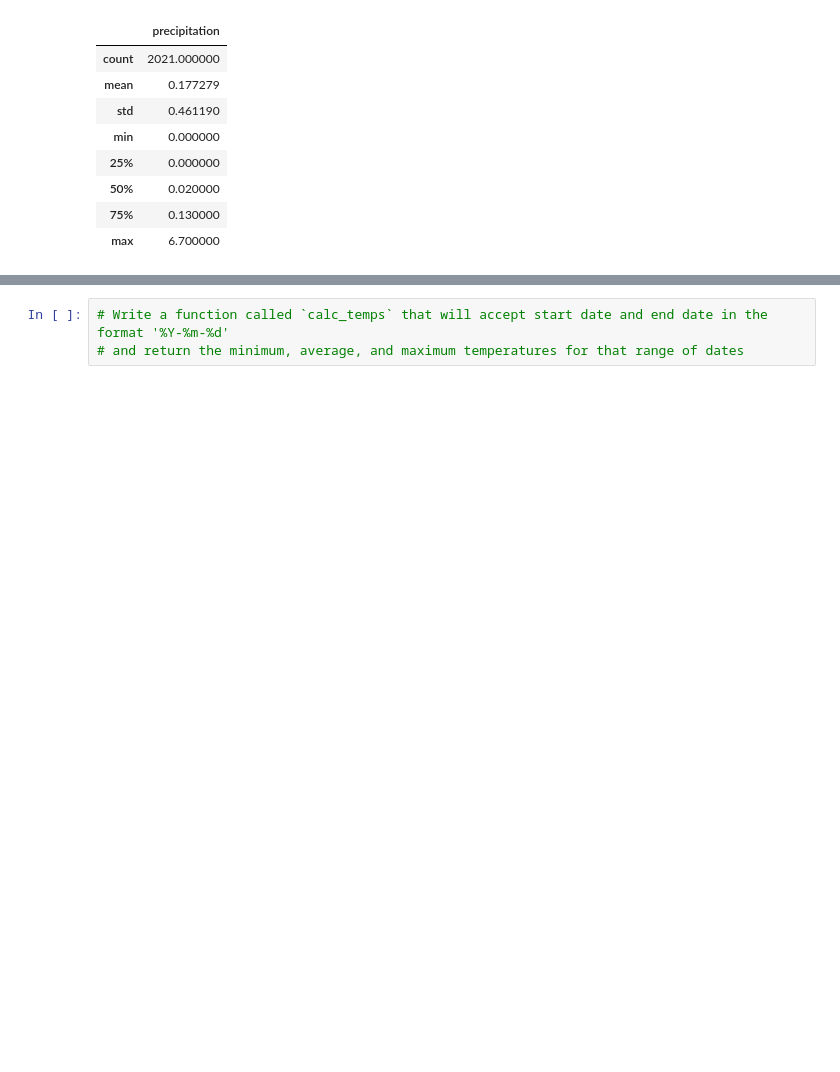
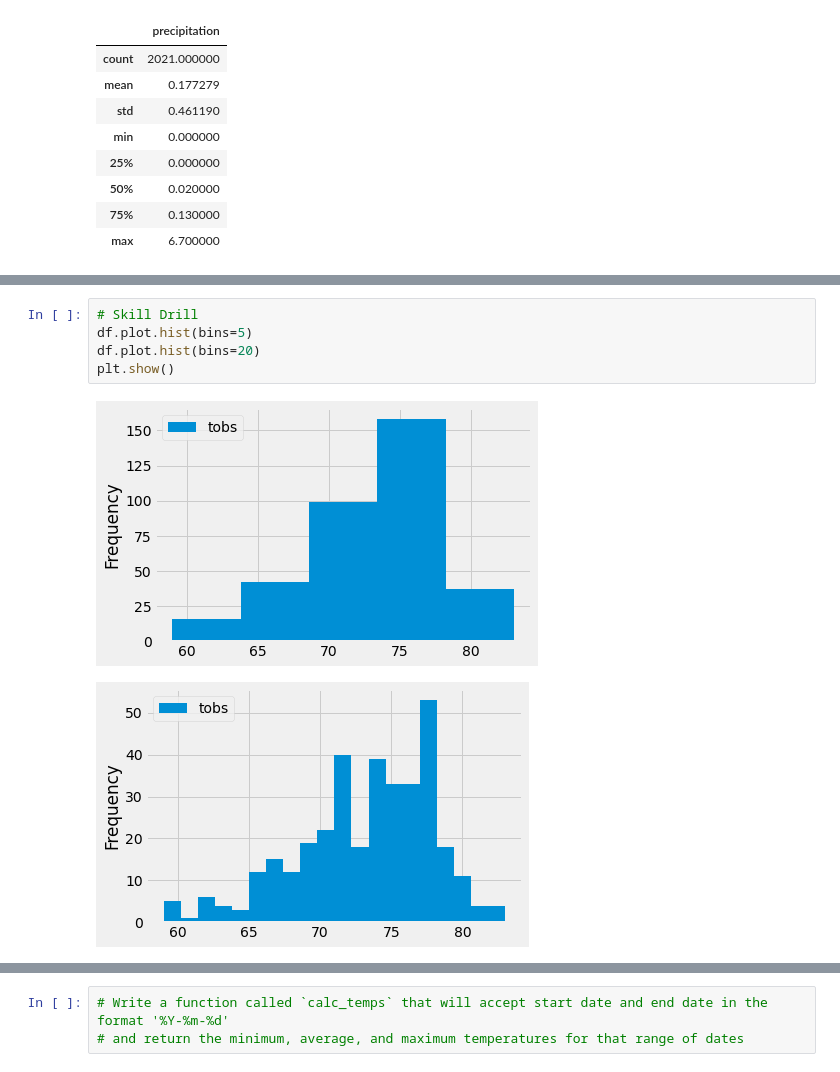
Before and after one commit to Izhakfc/surfs_up, a Jupyter notebook: climate_analysis.ipynb, the cells around one changed output, grey strips where cells are left out. Cells and saved outputs as stored; diff of their text form; blank space fills up the shorter version.

```diff
--- a/climate_analysis.ipynb
+++ b/climate_analysis.ipynb
@@ -105,0 +162,8 @@ df.describe()
+# %%
+# Skill Drill
+df.plot.hist(bins=5)
+df.plot.hist(bins=20)
+plt.show()
+# %% [output]
+[figure, added]
+[figure, added]
```
Also changed, not shown: parts of 7 cells of this notebook.
